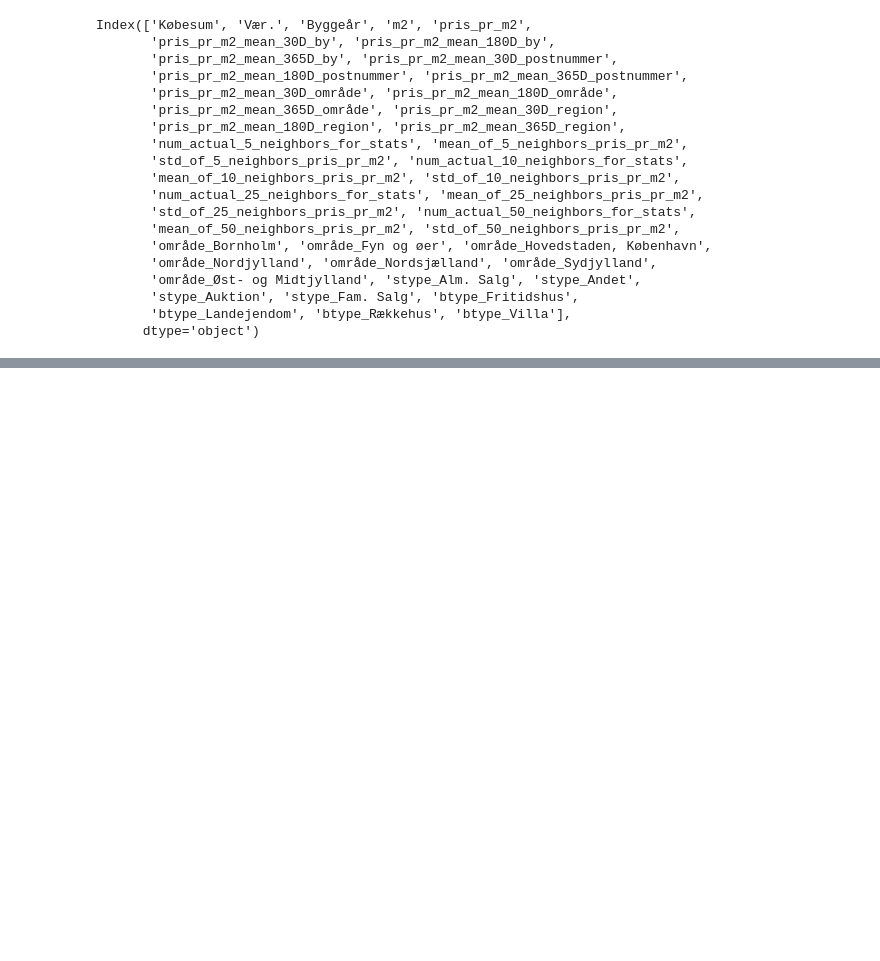
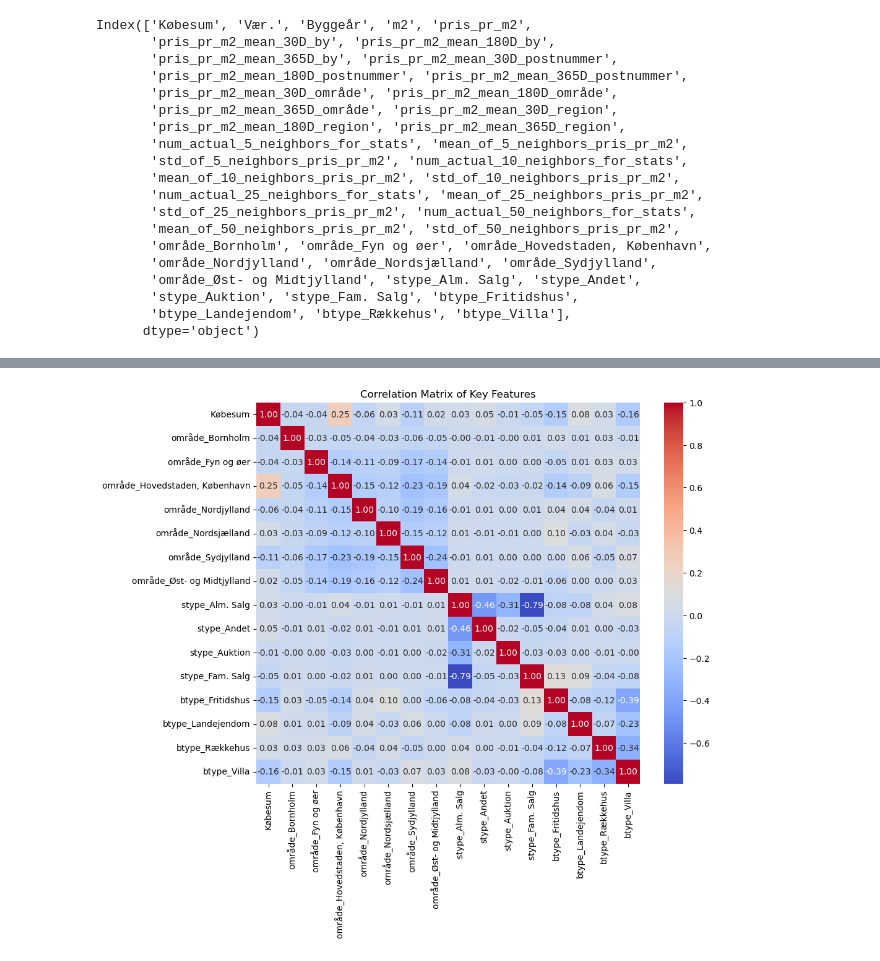
Before and after one commit to VictorJustesen/bachelor, a Jupyter notebook: dataexplor/explore.ipynb, the cells around one changed output, grey strips where cells are left out. Cells and saved outputs as stored; diff of their text form; code cells hidden in the pictures; blank space fills up the shorter version.

```diff
--- a/dataexplor/explore.ipynb
+++ b/dataexplor/explore.ipynb
@@ -448 +757,19 @@ The `ci` parameter is deprecated. Use `errorbar=None` for the same effect.
+# %%
+numerical_cols_for_corr = [
+    'Købesum', 'område_Bornholm', 'område_Fyn og øer', 'område_Hovedstaden, København',
+       'område_Nordjylland', 'område_Nordsjælland', 'område_Sydjylland',
+       'område_Øst- og Midtjylland', 'stype_Alm. Salg', 'stype_Andet',
+       'stype_Auktion', 'stype_Fam. Salg', 'btype_Fritidshus',
+       'btype_Landejendom', 'btype_Rækkehus', 'btype_Villa'
+
+]
+#putting away the bad
+correlation_matrix = df_cleaned[numerical_cols_for_corr].corr()
+
+plt.figure(figsize=(10, 8))
+sns.heatmap(correlation_matrix, annot=True, cmap='coolwarm', fmt=".2f")
+plt.title('Correlation Matrix of Key Features')
+plt.show()
+# %% [output]
+[figure, added]
 # %%
```
Also changed, not shown: parts of 32 cells of this notebook, 13 other files.
